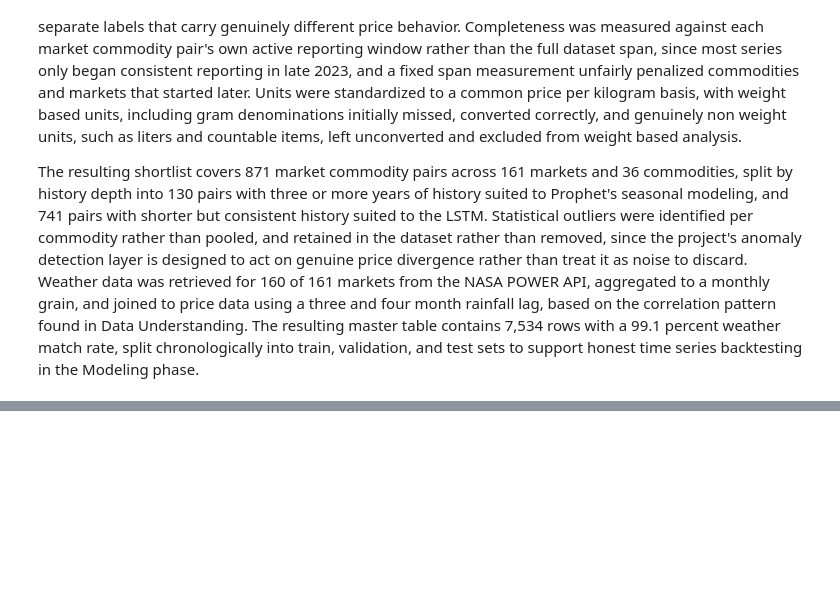
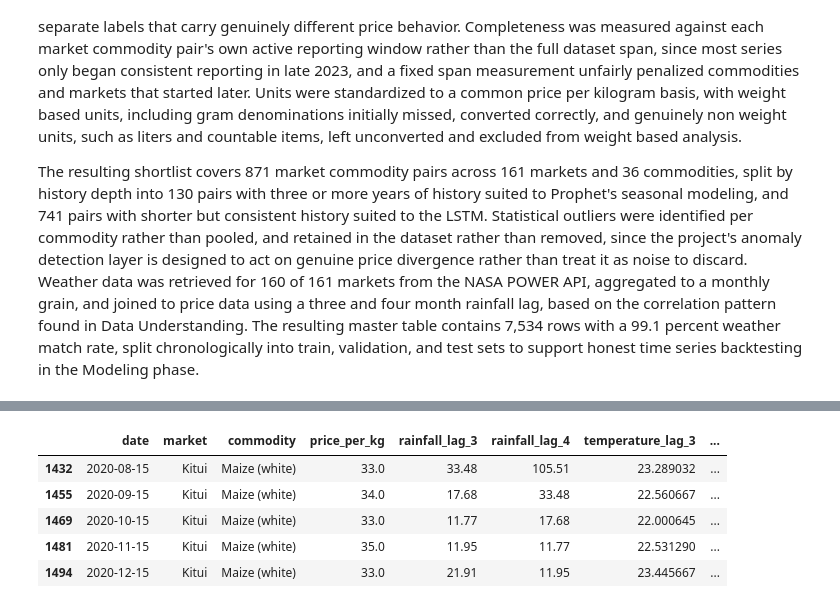
Before and after one commit to kevinkiplangat432/Predictive-Time-Series-Pipeline-using-a-Dual-Input-LSTM-and-Geospatial-Mapping, a Jupyter notebook: Kenyan_food_prices.ipynb, the cells around one changed output, grey strips where cells are left out. Cells and saved outputs as stored; diff of their text form; code cells hidden in the pictures; blank space fills up the shorter version.

```diff
--- a/Kenyan_food_prices.ipynb
+++ b/Kenyan_food_prices.ipynb
@@ -1202,0 +1329,31 @@ The resulting shortlist covers 871 market commodity pairs across 161 markets and
+# %%
+# Select the market and commodity with sufficient historical coverage
+market = "Kitui"
+commodity = "Maize (white)"
+
+series = master[
+    (master["market"] == market) &
+    (master["commodity"] == commodity)
+].copy()
+
+series = series.sort_values("date")
+
+series[
+    [
+        "date",
+        "market",
+        "commodity",
+        "price_per_kg",
+        "rainfall_lag_3",
+        "rainfall_lag_4",
+        "temperature_lag_3",
+        "temperature_lag_4"
+    ]
+].tail()
+# %% [output]
+|  | date | market | commodity | price_per_kg | rainfall_lag_3 | rainfall_lag_4 | temperature_lag_3 | ... |
+| 1432 | 2020-08-15 | Kitui | Maize (white) | 33.0 | 33.48 | 105.51 | 23.289032 | ... |
+| 1455 | 2020-09-15 | Kitui | Maize (white) | 34.0 | 17.68 | 33.48 | 22.560667 | ... |
+| 1469 | 2020-10-15 | Kitui | Maize (white) | 33.0 | 11.77 | 17.68 | 22.000645 | ... |
+| 1481 | 2020-11-15 | Kitui | Maize (white) | 35.0 | 11.95 | 11.77 | 22.531290 | ... |
+| 1494 | 2020-12-15 | Kitui | Maize (white) | 33.0 | 21.91 | 11.95 | 23.445667 | ... |
```
Also changed, not shown: parts of 28 cells of this notebook, 1 other file.
